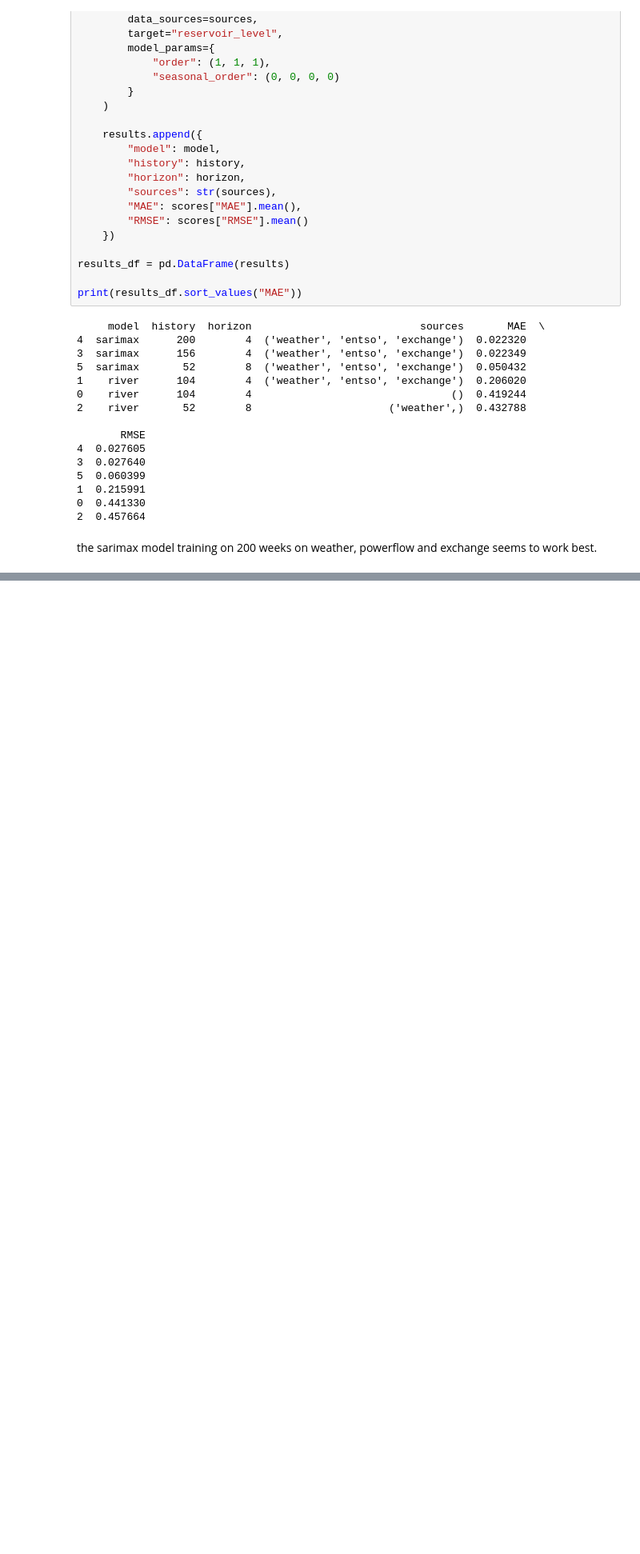
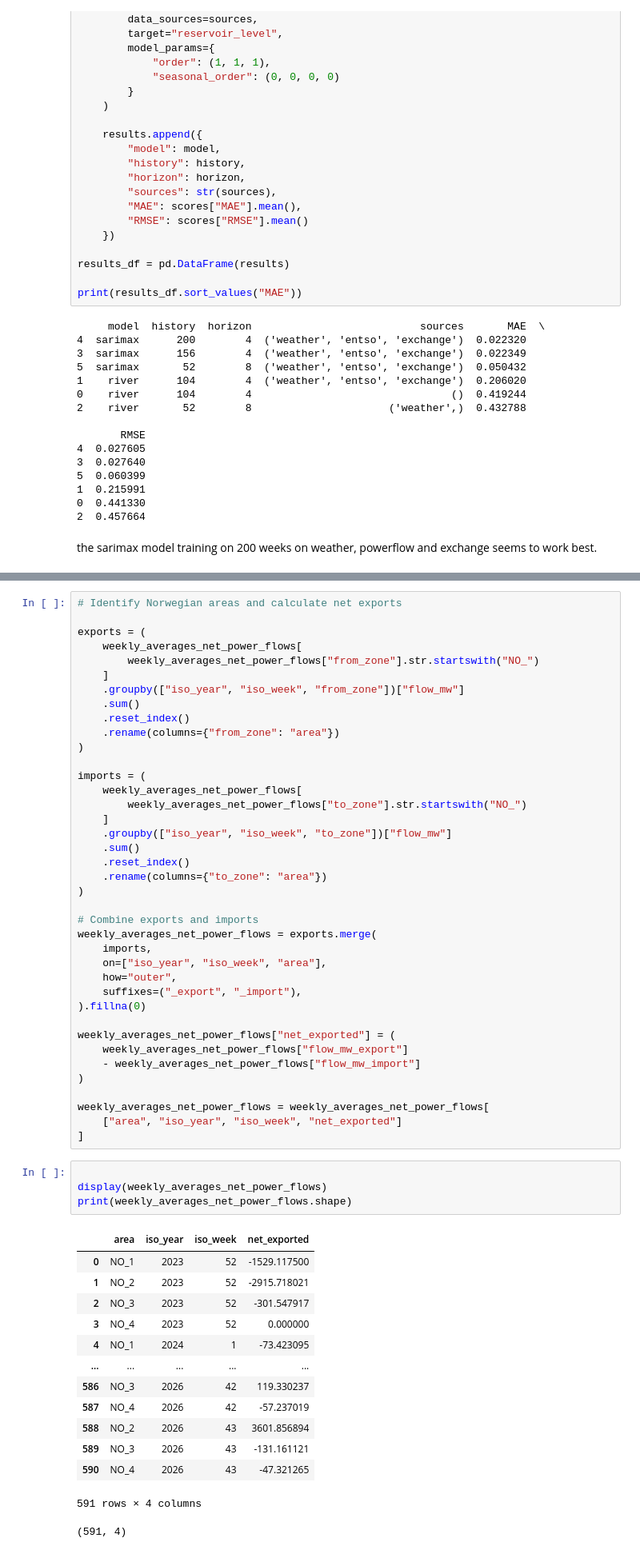
Before and after one commit to vildeskobba/IND320vilde, a Jupyter notebook: CA_4.ipynb, the cells around one changed output, grey strips where cells are left out. Shown at 80% size. Drawn from its saved outputs; the diff is of its cells as text; blank space fills up the shorter version.

```diff
--- a/CA_4.ipynb
+++ b/CA_4.ipynb
@@ -1191,0 +1300,58 @@ the sarimax model training on 200 weeks on weather, powerflow and exchange seems
+# %%
+# Identify Norwegian areas and calculate net exports
+
+exports = (
+    weekly_averages_net_power_flows[
+        weekly_averages_net_power_flows["from_zone"].str.startswith("NO_")
+    ]
+    .groupby(["iso_year", "iso_week", "from_zone"])["flow_mw"]
+    .sum()
+    .reset_index()
+    .rename(columns={"from_zone": "area"})
+)
+
+imports = (
+    weekly_averages_net_power_flows[
+        weekly_averages_net_power_flows["to_zone"].str.startswith("NO_")
+    ]
+    .groupby(["iso_year", "iso_week", "to_zone"])["flow_mw"]
+    .sum()
+    .reset_index()
+    .rename(columns={"to_zone": "area"})
+)
+
+# Combine exports and imports
+weekly_averages_net_power_flows = exports.merge(
+    imports,
+    on=["iso_year", "iso_week", "area"],
+    how="outer",
+    suffixes=("_export", "_import"),
+).fillna(0)
+
+weekly_averages_net_power_flows["net_exported"] = (
+    weekly_averages_net_power_flows["flow_mw_export"]
+    - weekly_averages_net_power_flows["flow_mw_import"]
+)
+
+weekly_averages_net_power_flows = weekly_averages_net_power_flows[
+    ["area", "iso_year", "iso_week", "net_exported"]
+]
+# %%
+
+display(weekly_averages_net_power_flows)
+print(weekly_averages_net_power_flows.shape)
+# %% [output]
+|  | area | iso_year | iso_week | net_exported |
+| 0 | NO_1 | 2023 | 52 | -1529.117500 |
+| 1 | NO_2 | 2023 | 52 | -2915.718021 |
+| 2 | NO_3 | 2023 | 52 | -301.547917 |
+| 3 | NO_4 | 2023 | 52 | 0.000000 |
+| 4 | NO_1 | 2024 | 1 | -73.423095 |
+| ... | ... | ... | ... | ... |
+| 586 | NO_3 | 2026 | 42 | 119.330237 |
+| 587 | NO_4 | 2026 | 42 | -57.237019 |
+| 588 | NO_2 | 2026 | 43 | 3601.856894 |
+| 589 | NO_3 | 2026 | 43 | -131.161121 |
+| 590 | NO_4 | 2026 | 43 | -47.321265 |
+591 rows × 4 columns
+(591, 4)
```
Also changed, not shown: parts of 6 cells of this notebook, 13 other files.
